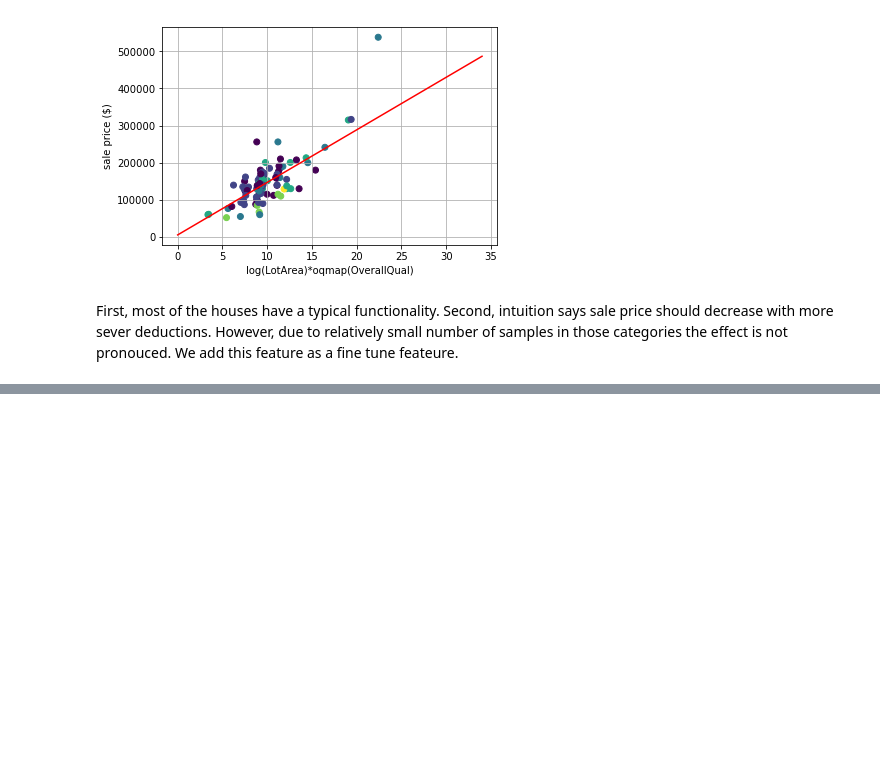
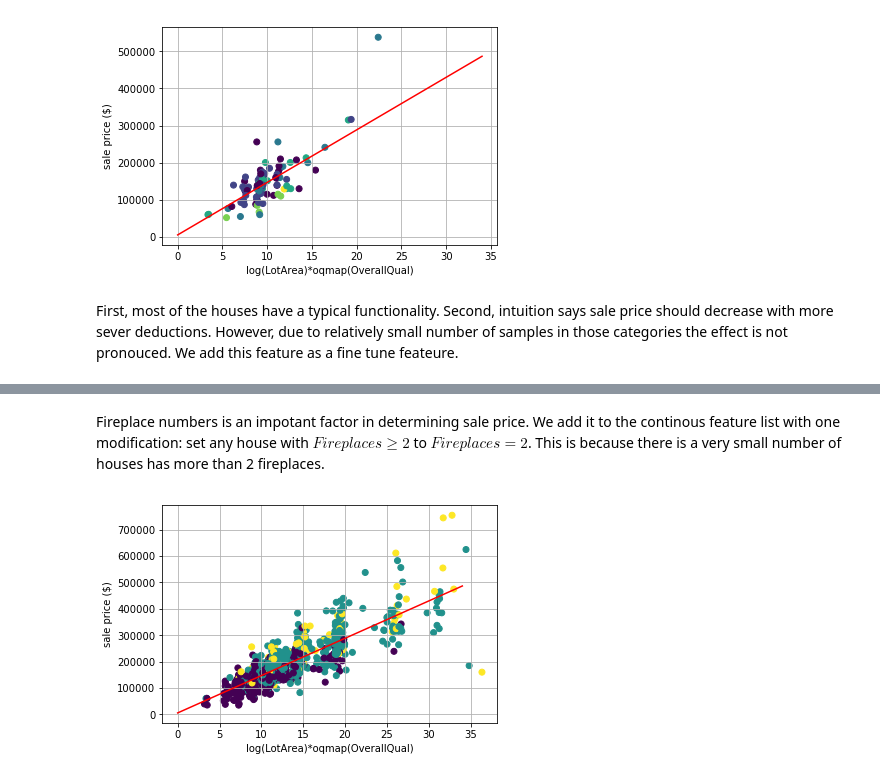
Before and after one commit to badGarnet/house_price, a Jupyter notebook: drawing board.ipynb, the cells around one changed output, grey strips where cells are left out. Saved outputs shown, nothing was run; the diff lists cells and outputs as text; code cells hidden in the pictures; blank space fills up the shorter version.

```diff
--- a/drawing board.ipynb
+++ b/drawing board.ipynb
@@ -1592,0 +1611,14 @@ feats_tune.append('Functional')
+# %% [markdown]
+Fireplace numbers is an impotant factor in determining sale price. We add it to the continous feature list with one modification: set any house with $Fireplaces \ge 2$ to $Fireplaces = 2$. This is because there is a very small number of houses has more than 2 fireplaces.
+# %%
+trainset.Fireplaces= trainset.Fireplaces.apply(lambda x: min(x, 2.0))
+fig = plt.figure
+ax = plt.gca()
+ax.scatter(trainset.LotArea_Q, trainset.SalePrice, c = trainset.Fireplaces)
+ax.plot(np.arange(0, 35), np.arange(0, 35)*theta_laq[1] + theta_laq[0], '-r')
+plt.xlabel('log(LotArea)*oqmap(OverallQual)')
+plt.ylabel('sale price ($)')
+plt.grid()
+plt.show()
+# %% [output]
+[figure, added]
```
Also changed, not shown: parts of 38 cells of this notebook.
